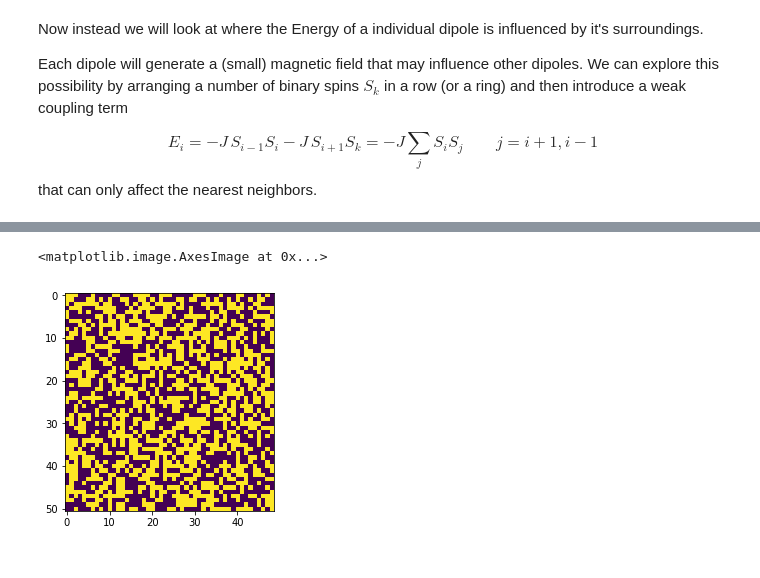
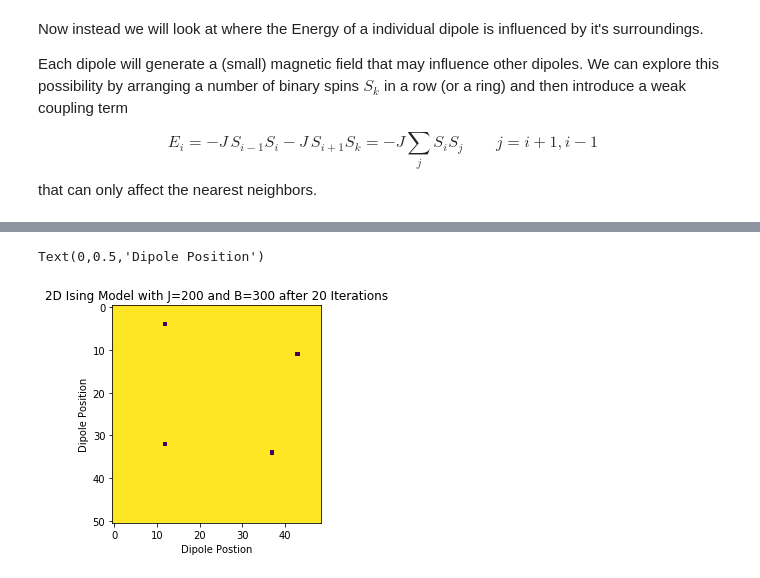
Before and after one commit to kunalnaidu1998/Computational_Physics, a Jupyter notebook: Physics 481/Assignment 4 Kunal Naidu 30020999.ipynb, the cells around one changed output, grey strips where cells are left out. Cells and saved outputs as stored; diff of their text form; code cells hidden in the pictures.

```diff
--- a/Physics 481/Assignment 4 Kunal Naidu 30020999.ipynb
+++ b/Physics 481/Assignment 4 Kunal Naidu 30020999.ipynb
@@ -557,8 +665,0 @@ array([[-1.,  1., -1., ...,  1., -1.,  1.],
-# %%
-data={}
-Itterations=[30,80,150,200,250,300]
-grid_ising=random_grid(51,49)
-for i in range(30,300):
-    grid_ising=Ising_stepper(grid_ising,200,300)
-    if i in Itterations:
-        data[i]=grid_ising
@@ -580,5 +666,34 @@ plt.imshow(data[Itterations[1]])
-# %%
-plt.imshow(data[Itterations[2]])
-# %% [output]
-<matplotlib.image.AxesImage at 0x...>
-[figure, removed]
+# %%
+
+def Itteration_Stepper(Itterations,J,B):
+    """
+    Uses the Ising Stepper for a certain number of interations
+
+    Parameters
+    ----------
+
+    J: constant
+
+    B: magnetic field
+
+    Itterations: number of itterations
+
+
+    Returns
+    -------
+
+    grid_ising: the grid after stepping
+
+    """
+    grid_ising=random_grid(51,49)
+    for i in range(Itterations):
+        grid_ising=Ising_stepper(grid_ising,J,B)
+    return grid_ising
+# %%
+plt.imshow(Itteration_Stepper(20,200,300))
+plt.title('2D Ising Model with J=200 and B=300 after 20 Iterations')
+plt.xlabel('Dipole Postion')
+plt.ylabel('Dipole Position')
+# %% [output]
+Text(0,0.5,'Dipole Position')
+[figure, added]
```
Also changed, not shown: parts of 32 cells of this notebook, 1 other file.
